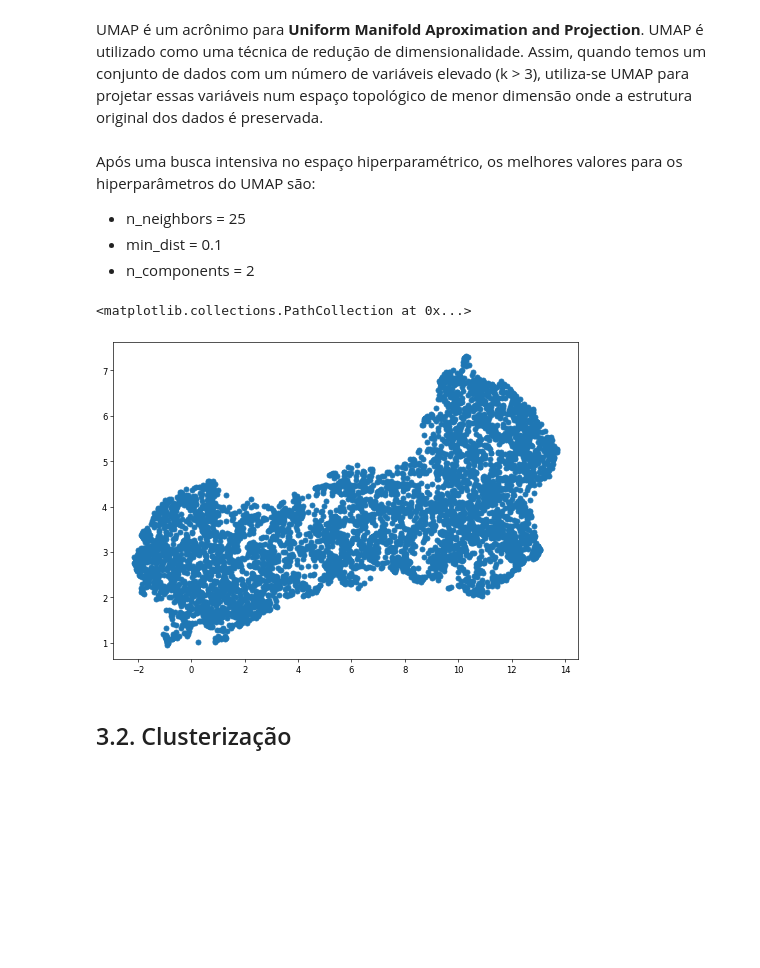
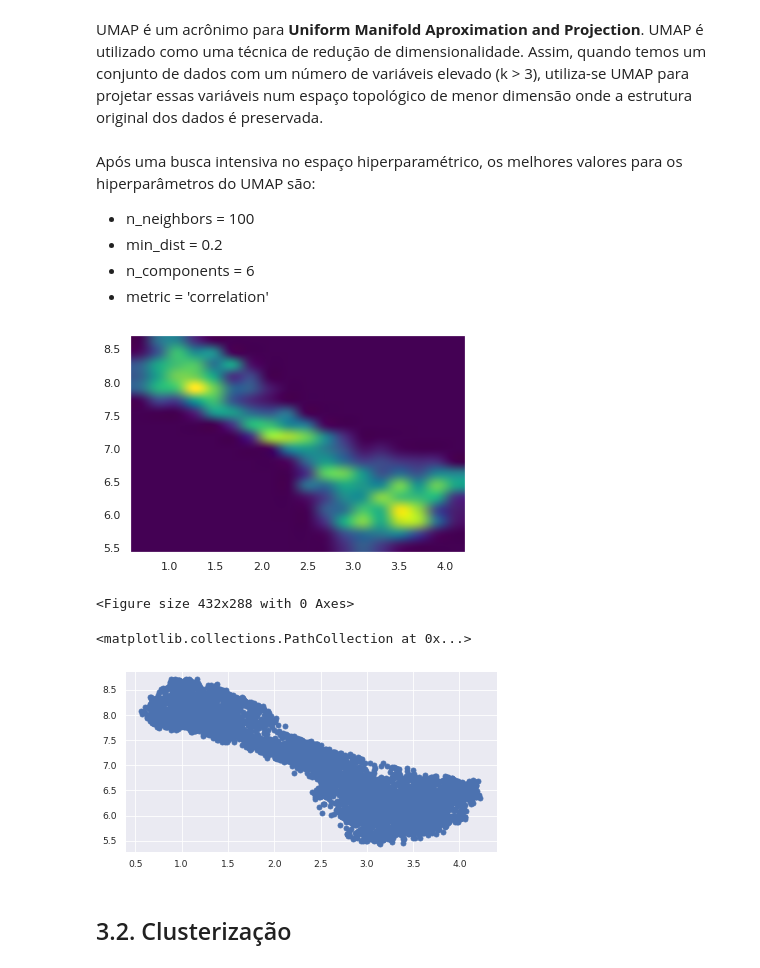
Before and after one commit to Jailsonrs/Poneglyph, a Jupyter notebook: UMAP-GMM.ipynb, the cells around one changed output. Saved outputs shown, nothing was run; the diff lists cells and outputs as text; code cells hidden in the pictures; blank space fills up the shorter version.

```diff
--- a/UMAP-GMM.ipynb
+++ b/UMAP-GMM.ipynb
@@ -155,7 +151,8 @@ for i, j in zip(itertools.product([25, 50, 100, 200, 300, 400, 500, 600], [0.1,
 # %% [markdown]
 Após uma busca intensiva no espaço hiperparamétrico, os melhores valores para os hiperparâmetros do UMAP são:
 
- - n_neighbors = 25
- - min_dist = 0.1
- - n_components = 2
+ - n_neighbors = 100
+ - min_dist = 0.2
+ - n_components = 6
+ - metric = 'correlation'
 # %%
@@ -165,12 +162,33 @@ embedding = pd.DataFrame(UMAP_embedding)
 embedding.columns = ["emb0","emb1"]
 #chebyshev performs better than mahalanobis
 #correlation metric has performed better than chebyshev
+# %%
+umap = UMAP(n_neighbors = 100,  min_dist = 0.1, n_components = 6, metric = 'correlation')
+UMAP_embedding = umap.fit_transform(df_treino)
+embedding = pd.DataFrame(UMAP_embedding)
+embedding.columns = ["emb0","emb1","emb2","emb3","emb4","emb5"]
+#chebyshev performs better than mahalanobis
+#correlation metric has performed better than chebyshev
+# %%
+#emb1,7
+heatmap, xedges, yedges = np.histogram2d(embedding['emb1'],
+                                         embedding['emb5'], bins=18)
+
+extent = [xedges[0], xedges[-1], yedges[0], yedges[-1]]
+plt.grid(False)
+plt.imshow(heatmap.T, extent=extent, origin='lower',cmap="viridis",aspect="auto", interpolation="catrom",interpolation_stage="rgba")
+plt.show()
+plt.clf()
+# %% [output]
+[figure, new version]
+<Figure size 432x288 with 0 Axes>
 # %%
-plt.figure(figsize=(10, 7), dpi=60)
-plt.scatter(UMAP_embedding[:,0], UMAP_embedding[:,1])
+#1,4#
+plt.figure(figsize=(8, 4), dpi=60)
+plt.scatter(UMAP_embedding[:,1], UMAP_embedding[:,5])
 # %% [output]
 <matplotlib.collections.PathCollection at 0x...>
-[figure, old version]
+[figure, new version]
 # %% [markdown]
 ## 3.2. Clusterização
 # %% [markdown]
```
Also changed, not shown: parts of 26 cells of this notebook.
